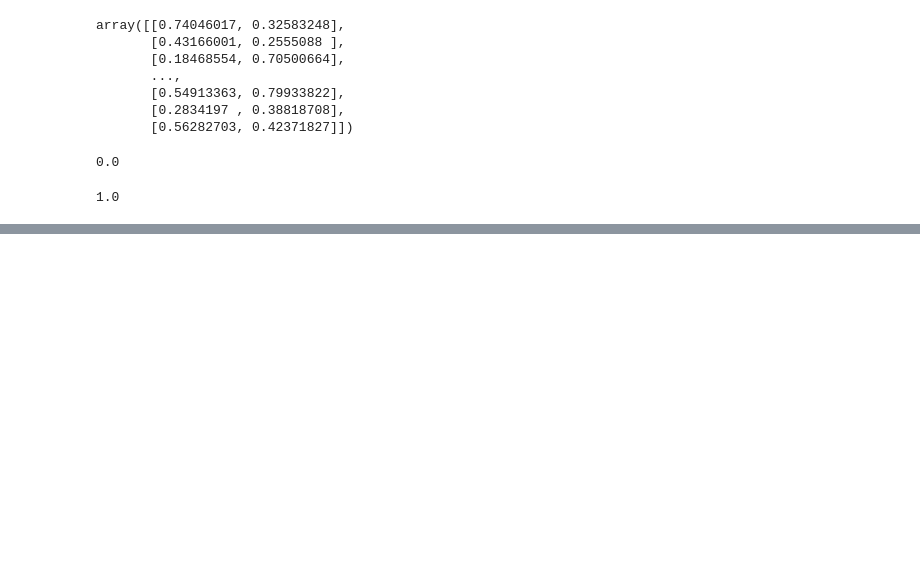
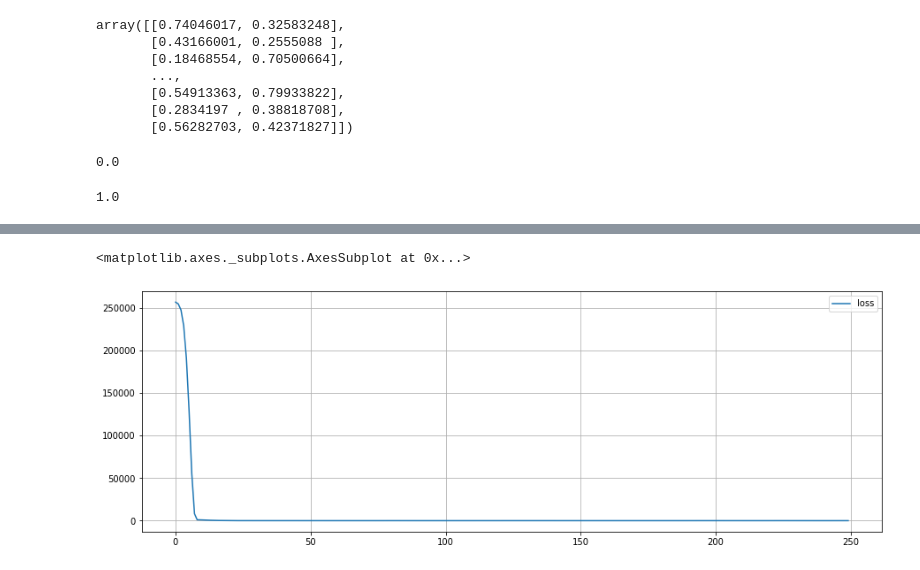
Before and after one commit to vishalrec1/Python, a Jupyter notebook: Keras_Learning.ipynb, the cells around one changed output, grey strips where cells are left out. Cells and saved outputs as stored; diff of their text form; code cells hidden in the pictures; blank space fills up the shorter version.

```diff
--- a/Keras_Learning.ipynb
+++ b/Keras_Learning.ipynb
@@ -99,0 +123,6 @@ X_train.max()
+# %%
+model.add(Dense(units=1))
+# %%
+model.compile(optimizer='rmsprop',loss='mse')
+# %%
+model.fit(x=X_train,y=y_train,epochs = 250)
@@ -99,0 +148,2 @@ X_train.max()
+# %%
+df = pd.DataFrame(model.history.history)
@@ -99,0 +166,5 @@ X_train.max()
+# %%
+df.plot(figsize = (15,5),grid=True)
+# %% [output]
+<matplotlib.axes._subplots.AxesSubplot at 0x...>
+[figure, added]
```
Also changed, not shown: parts of 11 cells of this notebook.
